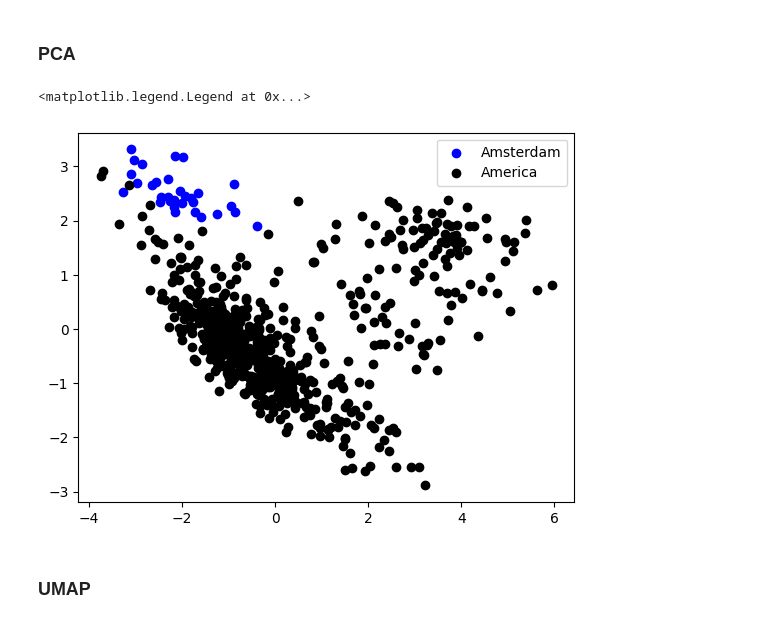
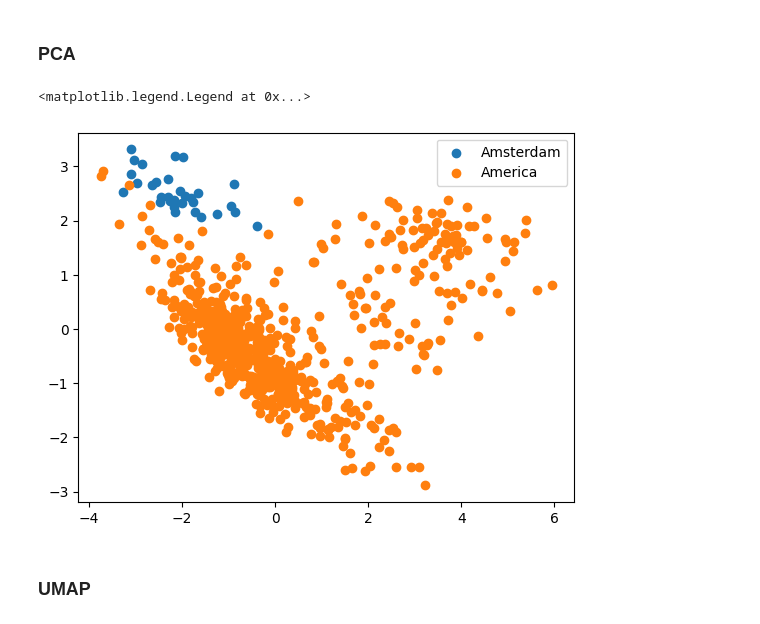
Before and after one commit to Semantics-of-Sustainability/ContextualLM, a Jupyter notebook: SemanticShift.ipynb, the cells around one changed output. Drawn from its saved outputs; the diff is of its cells as text; code cells hidden in the pictures.

```diff
--- a/SemanticShift.ipynb
+++ b/SemanticShift.ipynb
@@ -412,13 +412,12 @@ from sklearn.decomposition import PCA
 
 pca = PCA(n_components=2).fit_transform(all_embeddings)
 # %%
-#pca[:,1]
-plt.scatter(pca[:len(embeddings1),0], pca[:len(embeddings1),1], c='blue' , label=TERM1)
-plt.scatter(pca[len(embeddings1):,0], pca[len(embeddings1):,1], c='black', label=TERM2)
+plt.scatter(pca[:len(embeddings1),0], pca[:len(embeddings1),1], label=TERM1)
+plt.scatter(pca[len(embeddings1):,0], pca[len(embeddings1):,1], label=TERM2)
 plt.legend()
 # %% [output]
 <matplotlib.legend.Legend at 0x...>
-[figure, old version]
+[figure, new version]
 # %% [markdown]
 ### UMAP
 # %%
```
Also changed, not shown: parts of 2 cells of this notebook.
